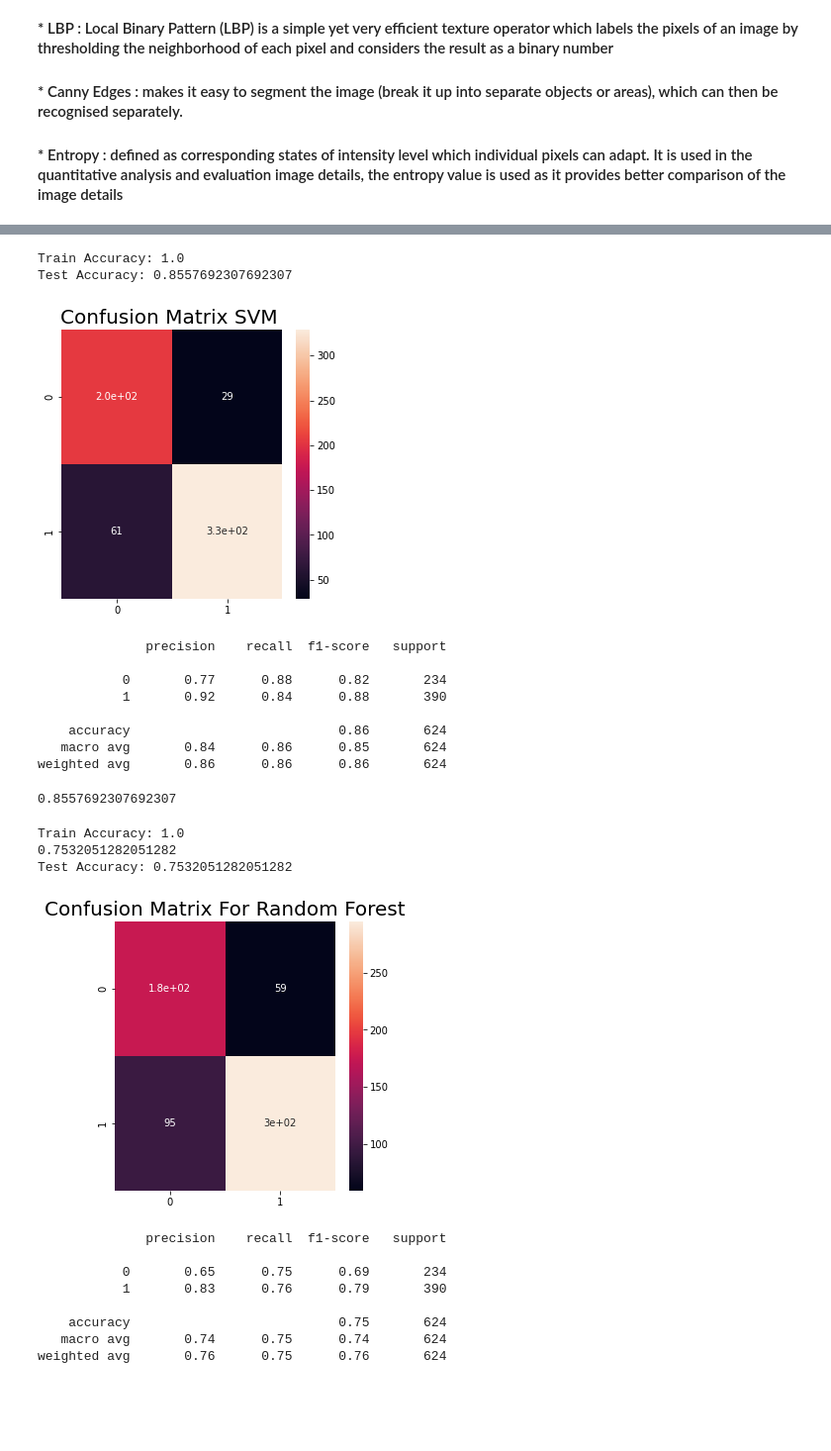
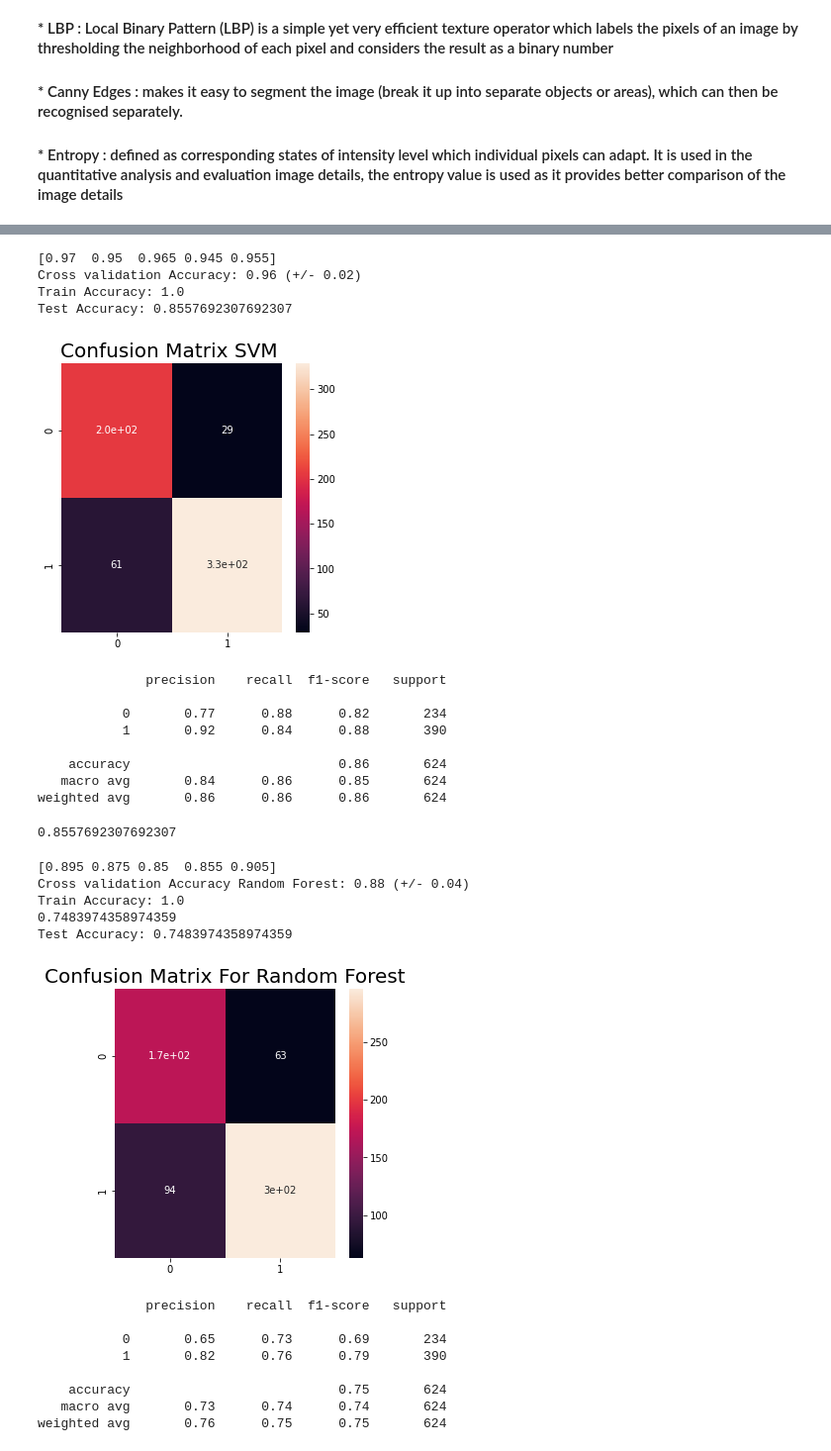
Before and after one commit to rugvedmanoorkar/cmpe255-spring22-final-project, a Jupyter notebook: model-updated.ipynb, the cells around one changed output, grey strips where cells are left out. Shown at 99% size. Saved outputs shown, nothing was run; the diff lists cells and outputs as text; code cells hidden in the pictures; blank space fills up the shorter version.

```diff
--- a/model-updated.ipynb
+++ b/model-updated.ipynb
@@ -246,9 +246,9 @@ from sklearn.metrics import classification_report
 
 clf = svm.SVC(kernel = "linear", random_state=0)
 
-#scores = cross_val_score(clf, xtrain, ytrain, cv=5)
-#print(scores)
-#print("Cross validation Accuracy: %0.2f (+/- %0.2f)" % (scores.mean(), scores.std() * 2))
+scores = cross_val_score(clf, x_train, y_train, cv=5)
+print(scores)
+print("Cross validation Accuracy: %0.2f (+/- %0.2f)" % (scores.mean(), scores.std() * 2))
 
 clf.fit(x_train, y_train)
 ypredict_test = clf.predict(x_test)
@@ -270,6 +270,8 @@ plt.show()
 print(classification_report(y_test,ypredict_test))
 #print(classification_report(ytrain,ypredict))
 # %% [output]
+[0.97  0.95  0.965 0.945 0.955]
+Cross validation Accuracy: 0.96 (+/- 0.02)
 Train Accuracy: 1.0
 Test Accuracy: 0.8557692307692307
 [figure]
@@ -299,47 +301,49 @@ from sklearn.model_selection import cross_val_score
 from sklearn.ensemble import RandomForestClassifier
 from sklearn.metrics import confusion_matrix
 import seaborn as sns
 from sklearn import metrics
 from sklearn.metrics import classification_report
 
 rfc = RandomForestClassifier(n_estimators=100)
 
-# scores = cross_val_score(rfc, x_train[:1000,:], y_train[:1000], cv=5)
-# #print(scores)
-# print("Cross validation Accuracy: %0.2f (+/- %0.2f)" % (scores.mean(), scores.std() * 2))
+scores = cross_val_score(rfc, x_train, y_train, cv=5)
+print(scores)
+print("Cross validation Accuracy Random Forest: %0.2f (+/- %0.2f)" % (scores.mean(), scores.std() * 2))
 
 rfc.fit(x_train, y_train)
 
 
 ypredict_train = rfc.predict(x_train)
 print("Train Accuracy:",metrics.accuracy_score(y_train, ypredict_train))
 
 ypredict_test = rfc.predict(x_test)
 print(rfc.score(x_test,y_test))
 print("Test Accuracy:",metrics.accuracy_score(y_test, ypredict_test))
 
 cm = confusion_matrix(y_test, ypredict_test)
 # #cm = confusion_matrix(ytrain, ypredict)
 
 plt.rcParams['figure.figsize'] = (5, 5)
 sns.heatmap(cm, annot = True)
 plt.title('Confusion Matrix For Random Forest', fontsize = 20)
 plt.show()
 
 print(classification_report(y_test,ypredict_test))
 # %% [output]
+[0.895 0.875 0.85  0.855 0.905]
+Cross validation Accuracy Random Forest: 0.88 (+/- 0.04)
 Train Accuracy: 1.0
-0.7532051282051282
-Test Accuracy: 0.7532051282051282
+0.7483974358974359
+Test Accuracy: 0.7483974358974359
-[figure, old version]
+[figure, new version]
               precision    recall  f1-score   support
 
-           0       0.65      0.75      0.69       234
-           1       0.83      0.76      0.79       390
+           0       0.65      0.73      0.69       234
+           1       0.82      0.76      0.79       390
 
     accuracy                           0.75       624
-   macro avg       0.74      0.75      0.74       624
-weighted avg       0.76      0.75      0.76       624
+   macro avg       0.73      0.74      0.74       624
+weighted avg       0.76      0.75      0.75       624
 # %%
 # Save model
 import pickle
```
Also changed, not shown: parts of 6 cells of this notebook.
